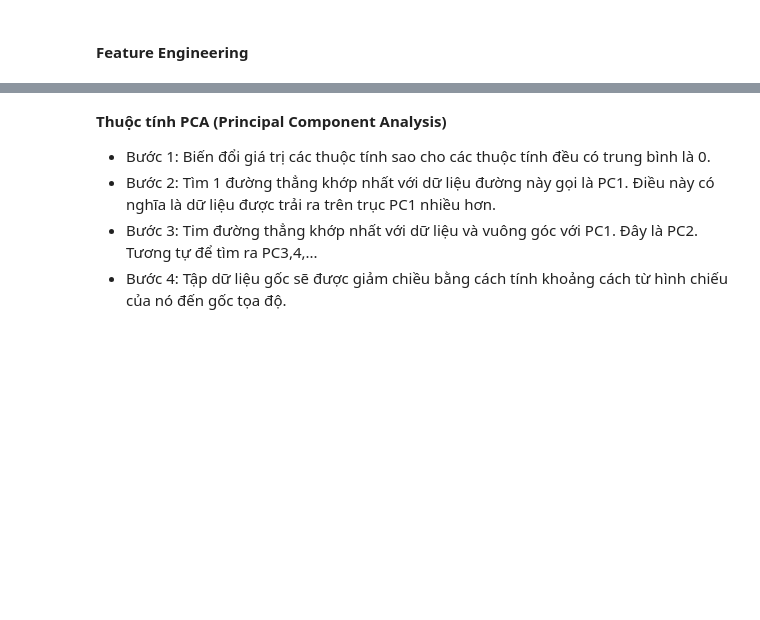
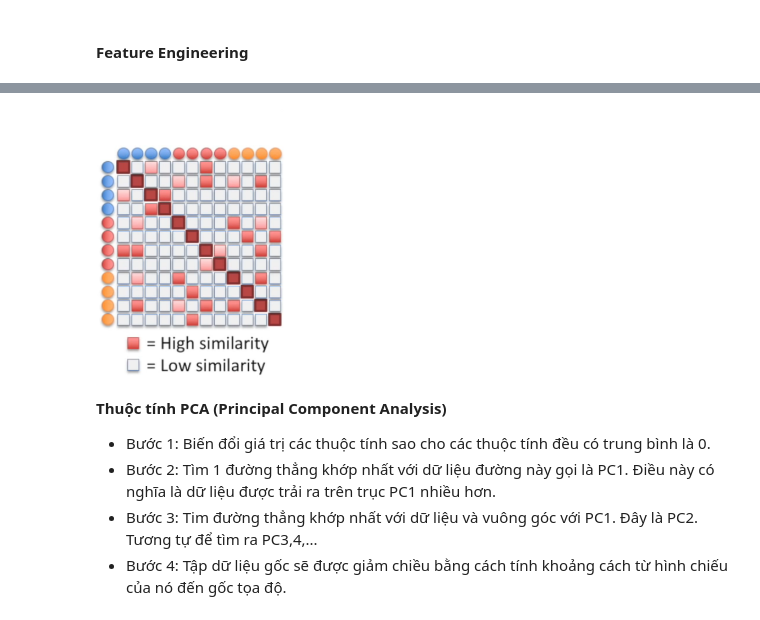
Before and after one commit to linh0303052/AplliedDSGroup11, a Jupyter notebook: Report2.ipynb, the cells around one changed output, grey strips where cells are left out. Saved outputs shown, nothing was run; the diff lists cells and outputs as text; code cells hidden in the pictures; blank space fills up the shorter version.

```diff
--- a/Report2.ipynb
+++ b/Report2.ipynb
@@ -277,3 +288,7 @@ Phương pháp giảm chiều t_SNE cố gắng tìm một cách để biến đ
+# %%
+Image(filename='data/image/tsne4.png', width=200)
+# %% [output]
+[figure, added]
 # %%
 #thuộc tính t_SNE
 np.random.seed(12324)
```
Also changed, not shown: parts of 10 cells of this notebook, 5 other files.
